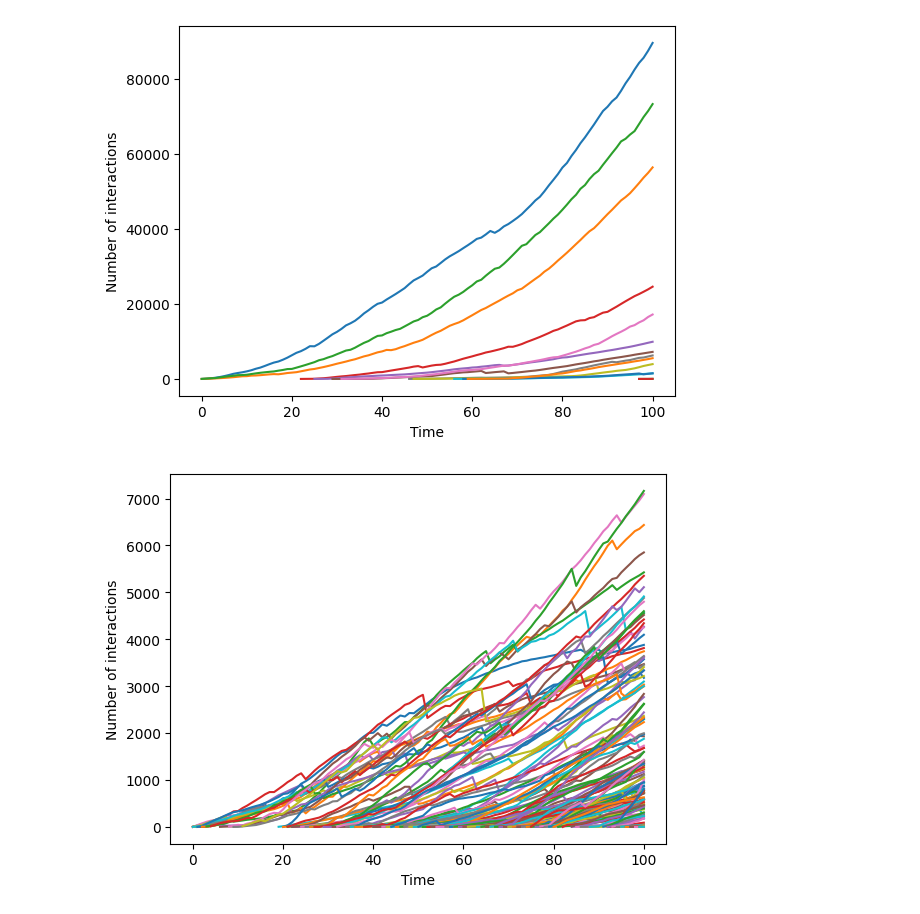
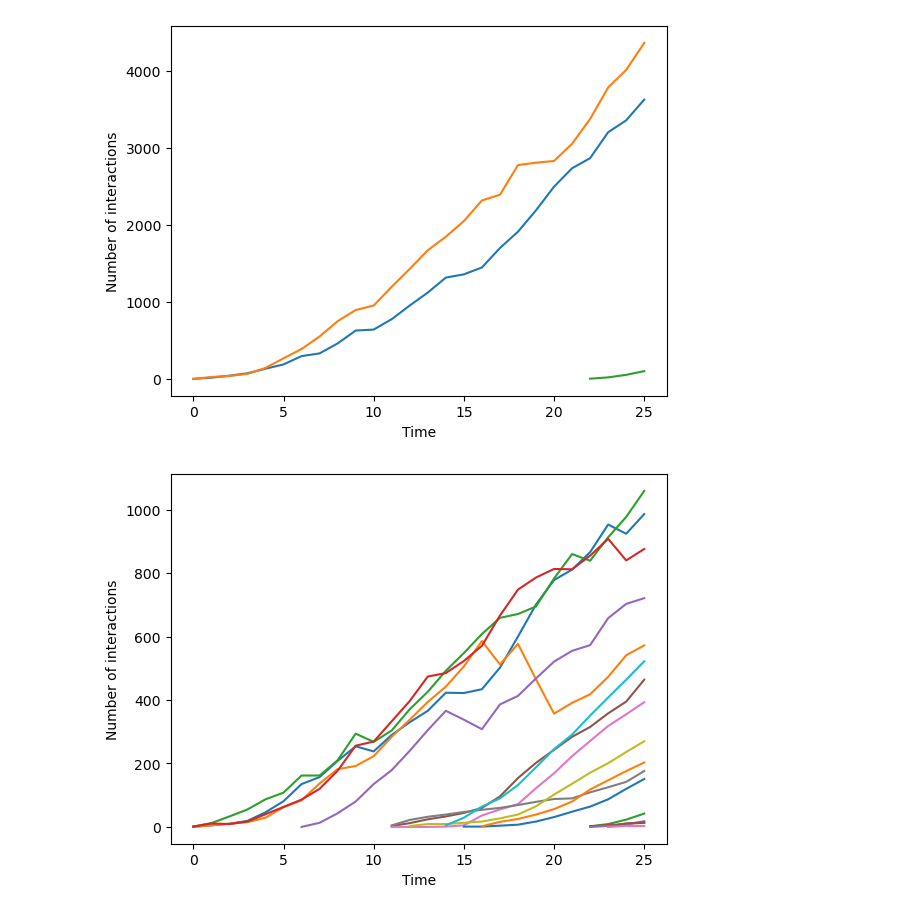
Before and after one commit to Jayman391/STAT-6300-Final, a Jupyter notebook: choice_model.ipynb, the cells around one changed output. Saved outputs shown, nothing was run; the diff lists cells and outputs as text; code cells hidden in the pictures.

```diff
--- a/choice_model.ipynb
+++ b/choice_model.ipynb
@@ -84,9 +84,9 @@ num_communities = len(communities)
 
 
 # Define simulation parameters
-num_timesteps = 100
+num_timesteps = 25
 
-user_growth_rate = 0.1
+user_growth_rate = .1
 
 group_join_rate = 0.00625
 same_community_interaction_rate = 0.05
@@ -101,9 +101,9 @@ beta_group_hyperparameter = 10
 alpha_community_hyperparameter = 10
 beta_community_hyperparameter = 10
 
-initial_users = 20
-initial_groups = 10
-initial_communities = 3
+initial_users = 8
+initial_groups = 4
+initial_communities = 2
 
 
 # Data structure for regression analysis
@@ -293,32 +293,32 @@ plt.show()
 group_interactions = pd.DataFrame(group_interactions)
 
 for group in groups:
   g = group_interactions.iloc[:,group.id-1]
   plt.plot(g)
 
 plt.xlabel('Time')
 plt.ylabel('Number of interactions')
 plt.show()
 
 uis = []
 for user in users:
     uis.append(len(user.interaction_history))
 
 plt.plot(uis)
 plt.xlabel('User ID')
 plt.ylabel('Number of interactions')
 plt.show()
 
 
 plt.plot(group_interactions.iloc[-1])
 plt.xlabel('Group ID')
 plt.ylabel('Number of interactions')
 plt.show()
 
 plt.plot(community_interactions.iloc[-1])
 plt.xlabel('Community ID')
 plt.ylabel('Number of interactions')
 plt.show()
 # %% [output]
-[figure, old version]
+[figure, new version]
-[figure, old version]
+[figure, new version]
```
Also changed, not shown: parts of 2 cells of this notebook.
